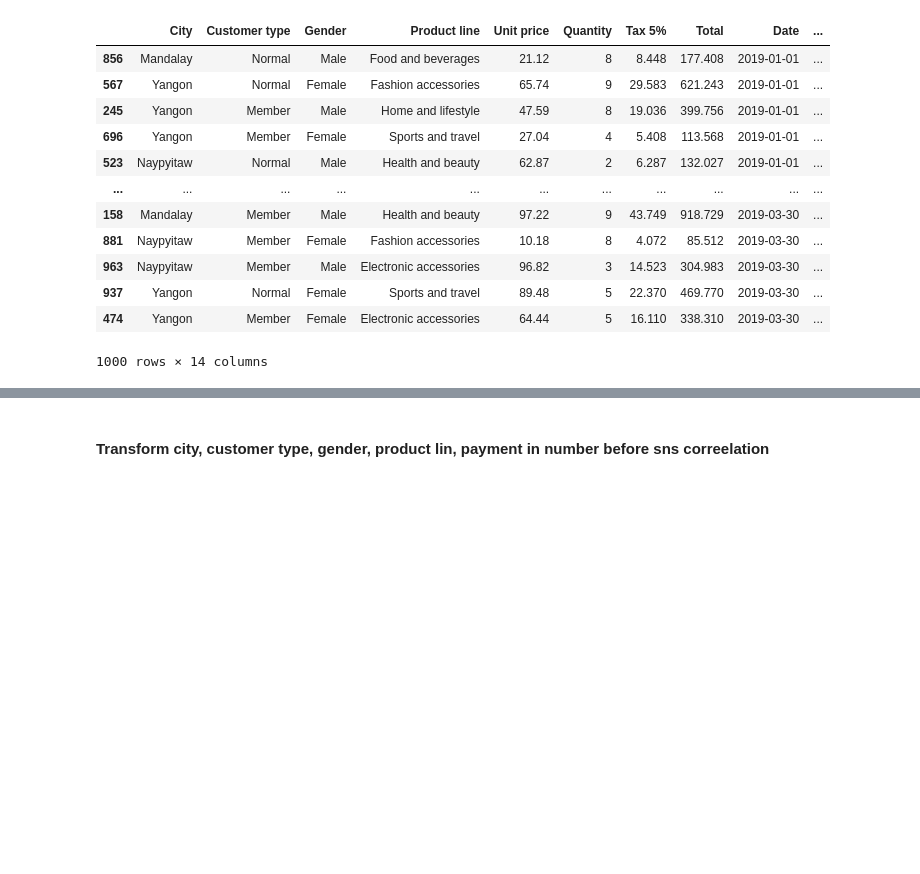
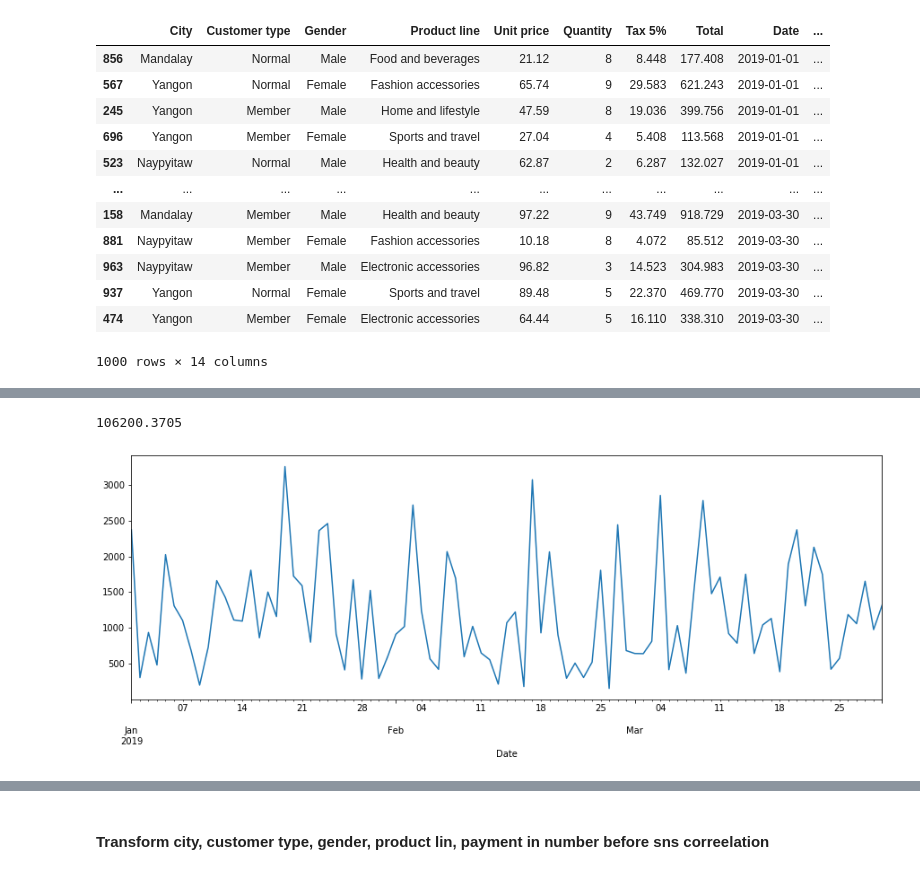
Before and after one commit to AAntunesNDS/supermarkt-sales, a Jupyter notebook: SupermarketSales.ipynb, the cells around one changed output, grey strips where cells are left out. Drawn from its saved outputs; the diff is of its cells as text; code cells hidden in the pictures; blank space fills up the shorter version.

```diff
--- a/SupermarketSales.ipynb
+++ b/SupermarketSales.ipynb
@@ -377,0 +294,3 @@ Text(0.5, 1.0, 'City of Chicago Financial Summary (2011 to 2017)')
+# %%
+dt_unique = data['Date'].unique()
+citys = []
@@ -377,0 +312,8 @@ Text(0.5, 1.0, 'City of Chicago Financial Summary (2011 to 2017)')
+# %%
+total_yangon = data_yangon.groupby(data_yangon['Date'])['Total'].sum().sum()
+citys.append(total_yangon)
+data_yangon.groupby(data_yangon['Date'])['Total'].sum().plot(figsize = (15,5))
+total_yangon
+# %% [output]
+106200.3705
+[figure, added]
```
Also changed, not shown: parts of 22 cells of this notebook.
